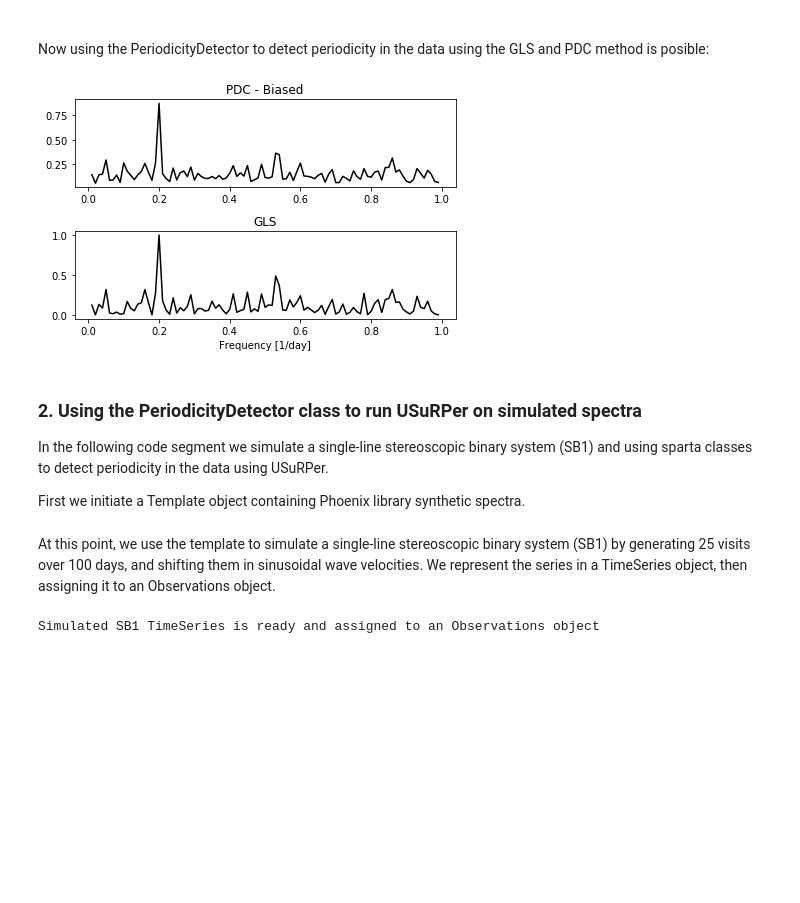
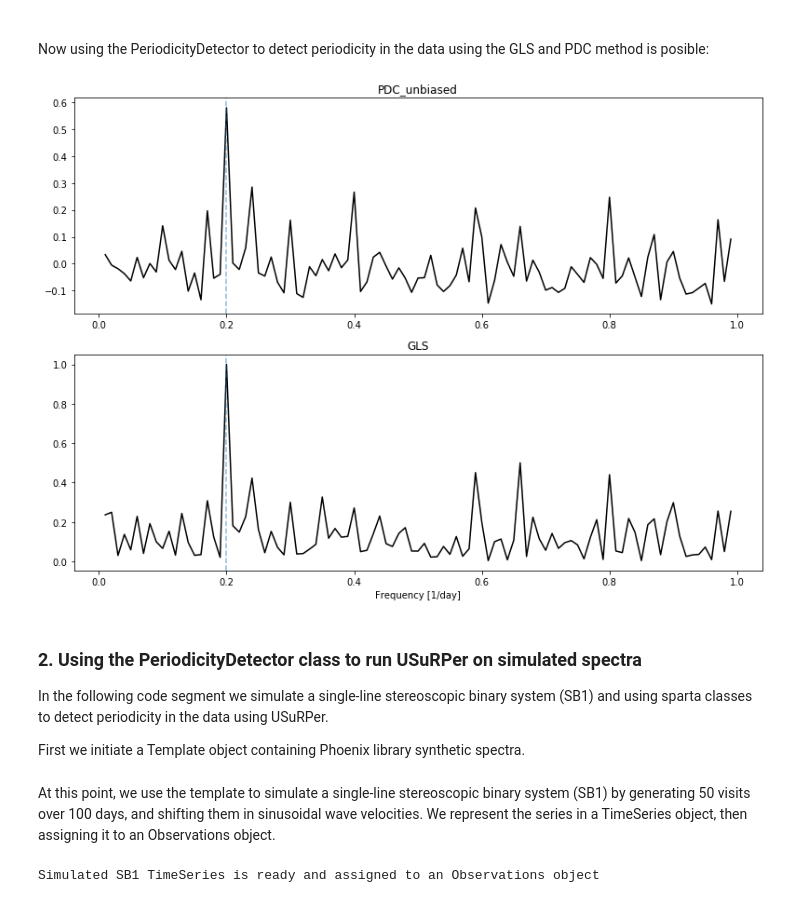
Before and after one commit to SPARTA-dev/SPARTA, a Jupyter notebook: examples/PeriodicityDetector_quickstart.ipynb, the cells around one changed output. Drawn from its saved outputs; the diff is of its cells as text; code cells hidden in the pictures; blank space fills up the shorter version.

```diff
--- a/examples/PeriodicityDetector_quickstart.ipynb
+++ b/examples/PeriodicityDetector_quickstart.ipynb
@@ -21,7 +23,7 @@ import numpy as np
 from sparta.Auxil.TimeSeries import TimeSeries
 
 period = 5
-size = 20
+size = 15
 
 times = [(random.random() * 100) for _ in range(size)]
 vals = [np.sin(t * 2 * np.pi / period) for t in times]
@@ -39,18 +41,19 @@ At this point we can use the Observation class to match a PeriodicityDetector to
 obs = Observations(time_series=time_series)
 
 obs.initialize_periodicity_detector(periodogram_grid_resolution=100, freq_range=(0.01, 1))
+obs.periodicity_detector.period = [5]
 # %% [markdown]
 <br />
 Now using the PeriodicityDetector to detect periodicity in the data using the GLS and PDC method is posible:
 <br />
 # %%
-obs.periodicity_detector.run_PDC_process()
+obs.periodicity_detector.run_PDC_process(calc_biased_flag=False, calc_unbiased_flag=True)
 
 obs.periodicity_detector.run_GLS_process()
 
 obs.periodicity_detector.periodogram_plots()
 # %% [output]
-[figure, old version]
+[figure, new version]
 # %% [markdown]
 
 ### 2. Using the PeriodicityDetector class to run USuRPer on simulated spectra
@@ -73,7 +76,7 @@ max_val = 5100
 # Loading a Phoenix synthetic spectrum
 template = Template(temp=temp, log_g=log_g, metal=metal, alpha=alpha, min_val=min_val, max_val=max_val)
 # %% [markdown]
-At this point, we use the template to simulate a single-line stereoscopic binary system (SB1) by generating 25 visits over 100 days,
+At this point, we use the template to simulate a single-line stereoscopic binary system (SB1) by generating 50 visits over 100 days,
 and shifting them in sinusoidal wave velocities.
 We represent the series in a TimeSeries object, then assigning it to an Observations object.
 # %%
```
Also changed, not shown: parts of 4 cells of this notebook, 47 other files.
